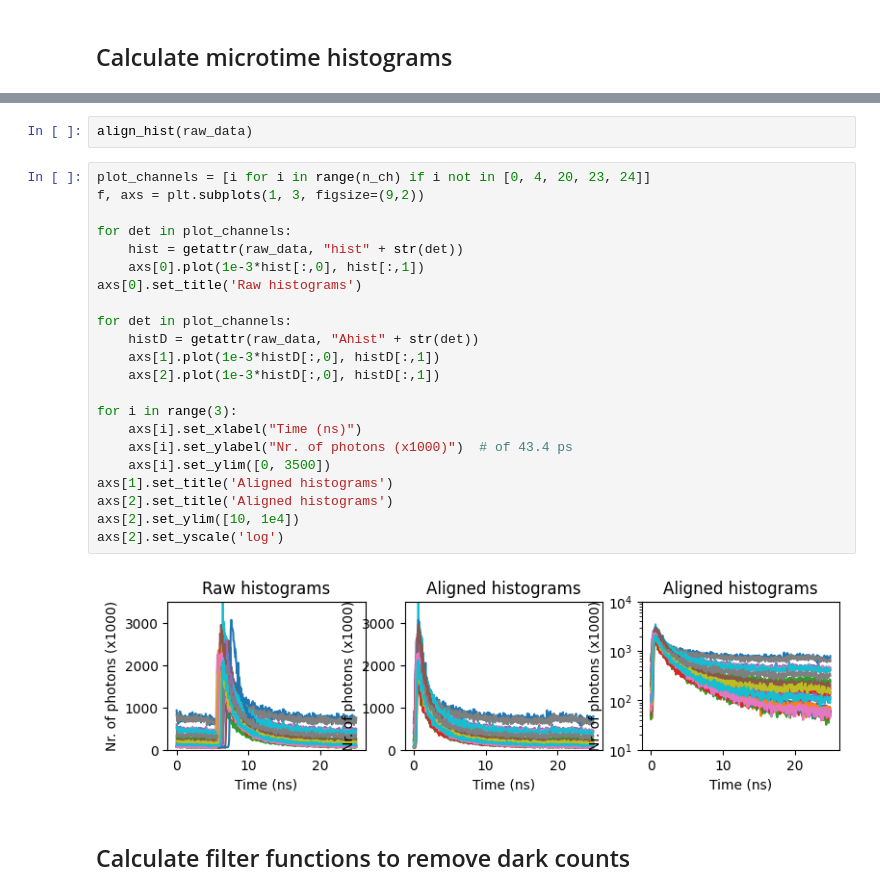
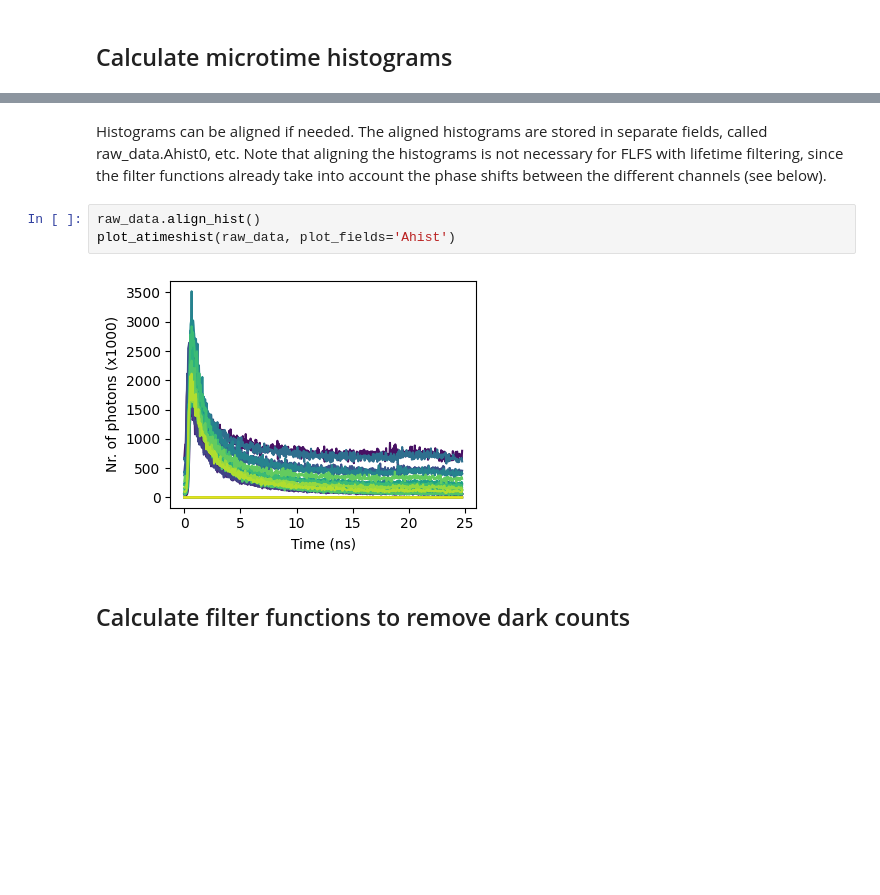
Before and after one commit to VicidominiLab/BrightEyes-FFS, a Jupyter notebook: example_notebooks/03_Example_FLFS.ipynb, the cells around one changed output, grey strips where cells are left out. Saved outputs shown, nothing was run; the diff lists cells and outputs as text; blank space fills up the shorter version.

```diff
--- a/example_notebooks/03_Example_FLFS.ipynb
+++ b/example_notebooks/03_Example_FLFS.ipynb
@@ -79,29 +47,10 @@ for det in range(n_ch):
+# %% [markdown]
+Histograms can be aligned if needed. The aligned histograms are stored in separate fields, called raw_data.Ahist0, etc. Note that aligning the histograms is not necessary for FLFS with lifetime filtering, since the filter functions already take into account the phase shifts between the different channels (see below).
 # %%
-align_hist(raw_data)
+raw_data.align_hist()
+plot_atimeshist(raw_data, plot_fields='Ahist')
+# %% [output]
+[figure, added]
-# %%
-plot_channels = [i for i in range(n_ch) if i not in [0, 4, 20, 23, 24]]
-f, axs = plt.subplots(1, 3, figsize=(9,2))
-
-for det in plot_channels:
-    hist = getattr(raw_data, "hist" + str(det))
-    axs[0].plot(1e-3*hist[:,0], hist[:,1])
-axs[0].set_title('Raw histograms')
-
-for det in plot_channels:
-    histD = getattr(raw_data, "Ahist" + str(det))
-    axs[1].plot(1e-3*histD[:,0], histD[:,1])
-    axs[2].plot(1e-3*histD[:,0], histD[:,1])
-
-for i in range(3):
-    axs[i].set_xlabel("Time (ns)")
-    axs[i].set_ylabel("Nr. of photons (x1000)")  # of 43.4 ps
-    axs[i].set_ylim([0, 3500])
-axs[1].set_title('Aligned histograms')
-axs[2].set_title('Aligned histograms')
-axs[2].set_ylim([10, 1e4])
-axs[2].set_yscale('log')
-# %% [output]
-[figure, removed]
 # %% [markdown]
 ## Calculate filter functions to remove dark counts
 # %% [markdown]
```
Also changed, not shown: parts of 23 cells of this notebook, 18 other files.
